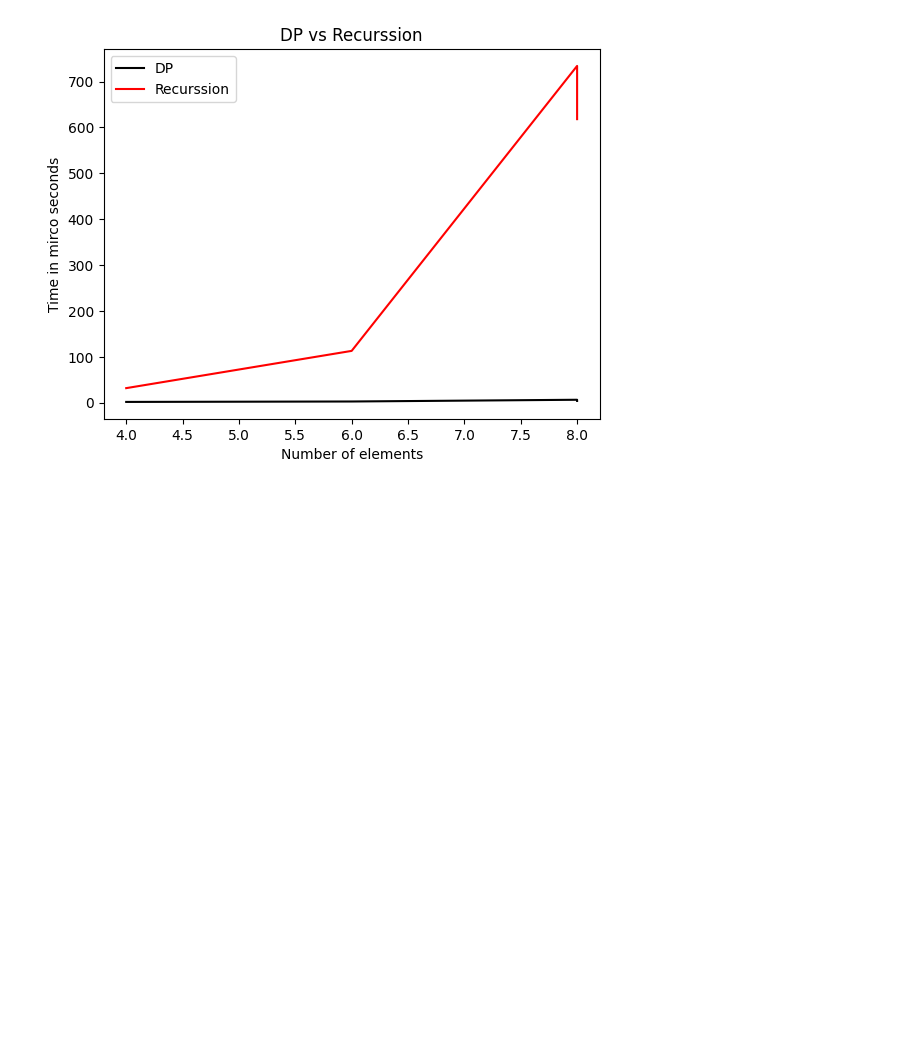
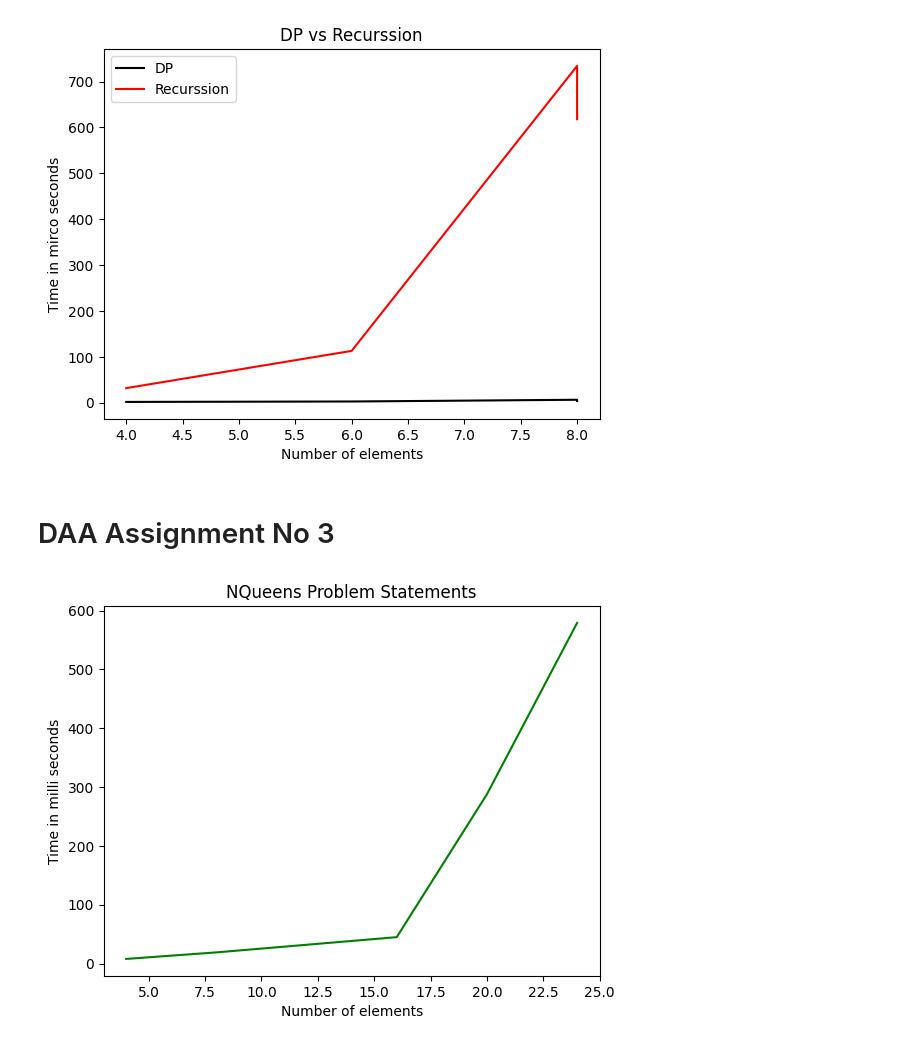
Before and after one commit to siddh34/Notes, a Jupyter notebook: Third Year Sem 2/Assignments/visualization.ipynb, the cells around one changed output. Cells and saved outputs as stored; diff of their text form; code cells hidden in the pictures; blank space fills up the shorter version.

```diff
--- a/Third Year Sem 2/Assignments/visualization.ipynb
+++ b/Third Year Sem 2/Assignments/visualization.ipynb
@@ -34,3 +34,16 @@ plt.legend(["DP", "Recurssion"])
 plt.show()
 # %% [output]
 [figure]
+# %% [markdown]
+# DAA Assignment No 3
+# %%
+NQueensTimeDF = pd.DataFrame({'Time':[7.987,19.10,44.98,287.77,578.90]})
+elements = [4,8,16,20,24]
+# %%
+plt.title("NQueens Problem Statements")
+plt.plot(elements,NQueensTimeDF.Time,color="green")
+plt.xlabel("Number of elements")
+plt.ylabel("Time in milli seconds")
+plt.show()
+# %% [output]
+[figure, added]
```
Also changed, not shown: 18 other files.
